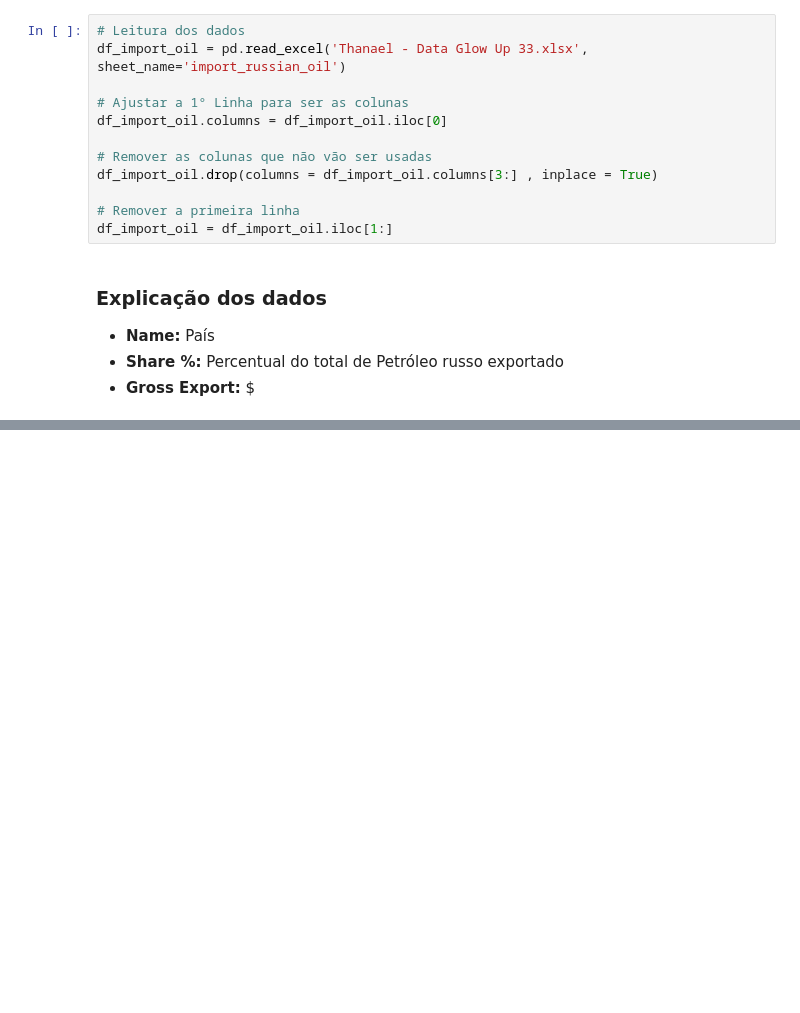
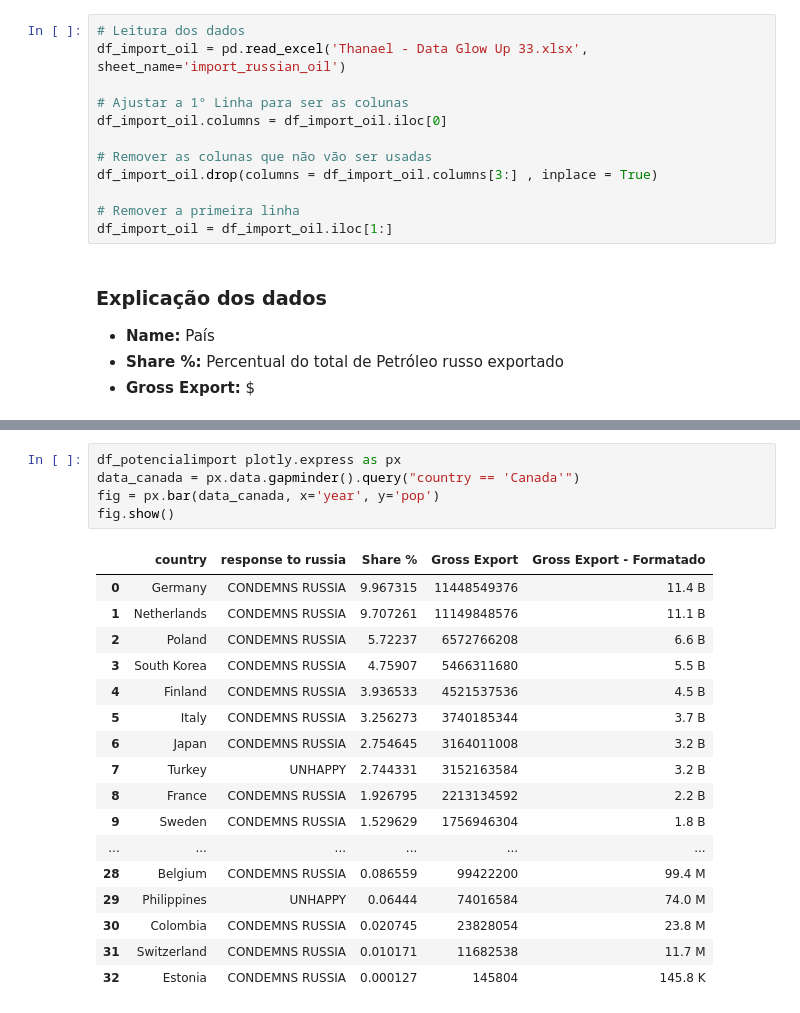
Before and after one commit to zThanael/Data-Glow-Up-33, a Jupyter notebook: analises.ipynb, the cells around one changed output, grey strips where cells are left out. Drawn from its saved outputs; the diff is of its cells as text; blank space fills up the shorter version.

```diff
--- a/analises.ipynb
+++ b/analises.ipynb
@@ -122,0 +185,23 @@ df_potencial.sort_values(by='Share %', ascending = False)
+# %%
+df_potencialimport plotly.express as px
+data_canada = px.data.gapminder().query("country == 'Canada'")
+fig = px.bar(data_canada, x='year', y='pop')
+fig.show()
+# %% [output]
+|  | country | response to russia | Share % | Gross Export | Gross Export - Formatado |
+| 0 | Germany | CONDEMNS RUSSIA | 9.967315 | 11448549376 | 11.4 B |
+| 1 | Netherlands | CONDEMNS RUSSIA | 9.707261 | 11149848576 | 11.1 B |
+| 2 | Poland | CONDEMNS RUSSIA | 5.72237 | 6572766208 | 6.6 B |
+| 3 | South Korea | CONDEMNS RUSSIA | 4.75907 | 5466311680 | 5.5 B |
+| 4 | Finland | CONDEMNS RUSSIA | 3.936533 | 4521537536 | 4.5 B |
+| 5 | Italy | CONDEMNS RUSSIA | 3.256273 | 3740185344 | 3.7 B |
+| 6 | Japan | CONDEMNS RUSSIA | 2.754645 | 3164011008 | 3.2 B |
+| 7 | Turkey | UNHAPPY | 2.744331 | 3152163584 | 3.2 B |
+| 8 | France | CONDEMNS RUSSIA | 1.926795 | 2213134592 | 2.2 B |
+| 9 | Sweden | CONDEMNS RUSSIA | 1.529629 | 1756946304 | 1.8 B |
+| ... | ... | ... | ... | ... | ... |
+| 28 | Belgium | CONDEMNS RUSSIA | 0.086559 | 99422200 | 99.4 M |
+| 29 | Philippines | UNHAPPY | 0.06444 | 74016584 | 74.0 M |
+| 30 | Colombia | CONDEMNS RUSSIA | 0.020745 | 23828054 | 23.8 M |
+| 31 | Switzerland | CONDEMNS RUSSIA | 0.010171 | 11682538 | 11.7 M |
+| 32 | Estonia | CONDEMNS RUSSIA | 0.000127 | 145804 | 145.8 K |
```
Also changed, not shown: parts of 18 cells of this notebook, 3 other files.
